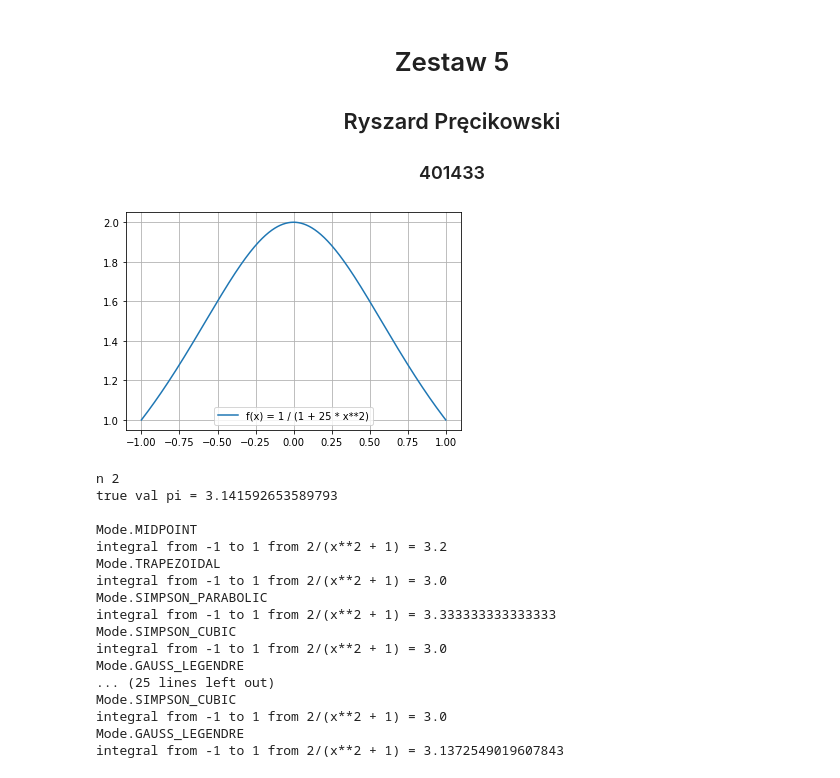
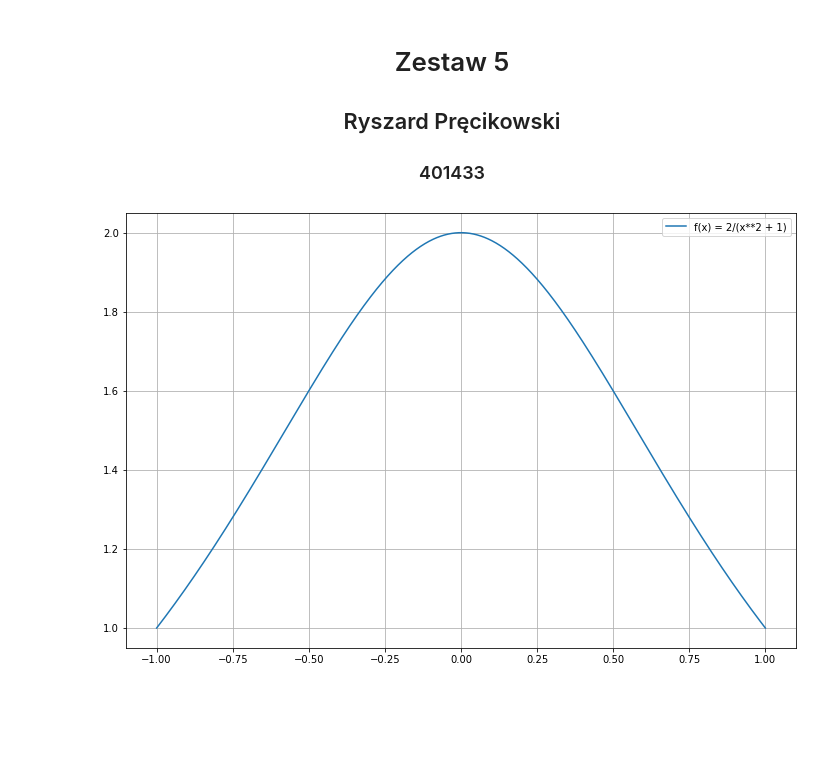
Before and after one commit to RysiekPrecikowski/MOwNiT, a Jupyter notebook: lab5.ipynb, the cells around one changed output. Saved outputs shown, nothing was run; the diff lists cells and outputs as text; code cells hidden in the pictures; blank space fills up the shorter version.

```diff
--- a/lab5.ipynb
+++ b/lab5.ipynb
@@ -14,15 +5,21 @@ np.set_printoptions(precision=3, suppress=True)
+# %%
+import numpy as np
+np.set_printoptions(precision=3, suppress=True)
+from lab5_utils import *
+plt.rcParams["figure.figsize"] = (12,8)
 # %%
 f = 2 / (1 + x**2)
 a = -1
 b = 1
 
 lf = lambdify(x, f)
 x_v = np.linspace(a, b, 1000)
 
-plt.plot(x_v, lf(x_v), label = "f(x) = 1 / (1 + 25 * x**2)")
+plt.plot(x_v, lf(x_v), label = "f(x) = "+str(f))
 plt.legend()
 plt.grid(True)
 plt.show()
+plt.rcParams.update({'font.size': 15})
 # %% [output]
-[figure, old version]
+[figure, new version]
 # %%
@@ -94,31 +89,2 @@ def Gauss_Legendre(f, m, a, b):
 
     return float(res)
-# %%
-for n in range(2,5):
-    print("n", n)
-    true_val = integrate(f, (x, a, b))
-    print("true val", true_val, "=", float(true_val))
-    print()
-    for mode in Mode:
-        res = my_integrate(f, n, mode, a, b)
-        print(mode)
-        print("integral from", a, "to", b, "from", f, "=", res)
-    print()
-# %% [output]
-n 2
-true val pi = 3.141592653589793
-
-Mode.MIDPOINT
-integral from -1 to 1 from 2/(x**2 + 1) = 3.2
-Mode.TRAPEZOIDAL
-integral from -1 to 1 from 2/(x**2 + 1) = 3.0
-Mode.SIMPSON_PARABOLIC
-integral from -1 to 1 from 2/(x**2 + 1) = 3.333333333333333
-Mode.SIMPSON_CUBIC
-integral from -1 to 1 from 2/(x**2 + 1) = 3.0
-Mode.GAUSS_LEGENDRE
-... (25 lines left out)
-Mode.SIMPSON_CUBIC
-integral from -1 to 1 from 2/(x**2 + 1) = 3.0
-Mode.GAUSS_LEGENDRE
-integral from -1 to 1 from 2/(x**2 + 1) = 3.1372549019607843
```
Also changed, not shown: parts of 8 cells of this notebook, 1 other file.
